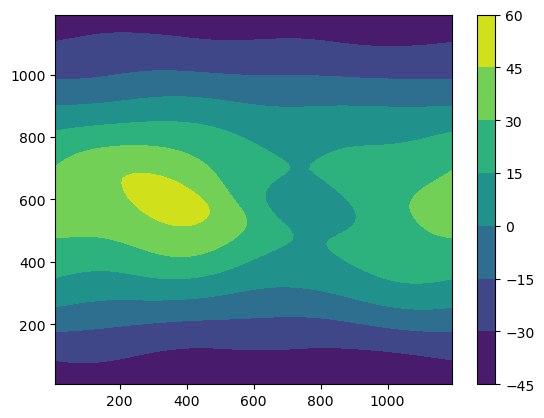
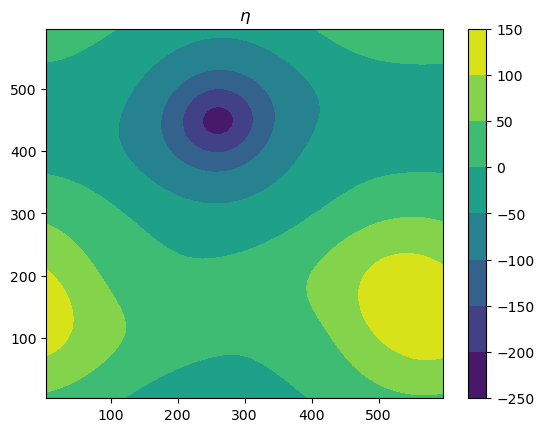
Code edit (unified diff) that turned the first committed figure into the second:
--- before
+++ after
@@ -1,2 +1,7 @@
+plt.contourf( M.xh1/1e3, M.yh1/1e3, M.eta ); plt.colorbar(); plt.title(r"$\eta$");
 plt.figure();
-plt.contourf( M.xh1/1e3, M.yh1/1e3, M.eta - M.eta_target ); plt.colorbar();
+plt.contourf( M.xh1/1e3, M.yh1/1e3, M.eta - M.eta_target ); plt.colorbar(); plt.title(r"$\eta' = \eta - \eta_{targ}$");
+plt.figure();
+plt.contourf( M.xq1/1e3, M.yq1/1e3, M.abs_omega() ); plt.colorbar(); plt.title(r'$f + \partial_x v - \partial_y u$');
+plt.figure();
+plt.contourf( M.xq1/1e3, M.yq1/1e3, M.q(eta=eta[-1], u=u[-1], v=v[-1]) ); plt.colorbar(); plt.title(r'$q$');

Commit: Add PV diagnostics, barotropic instability experiment, and animation